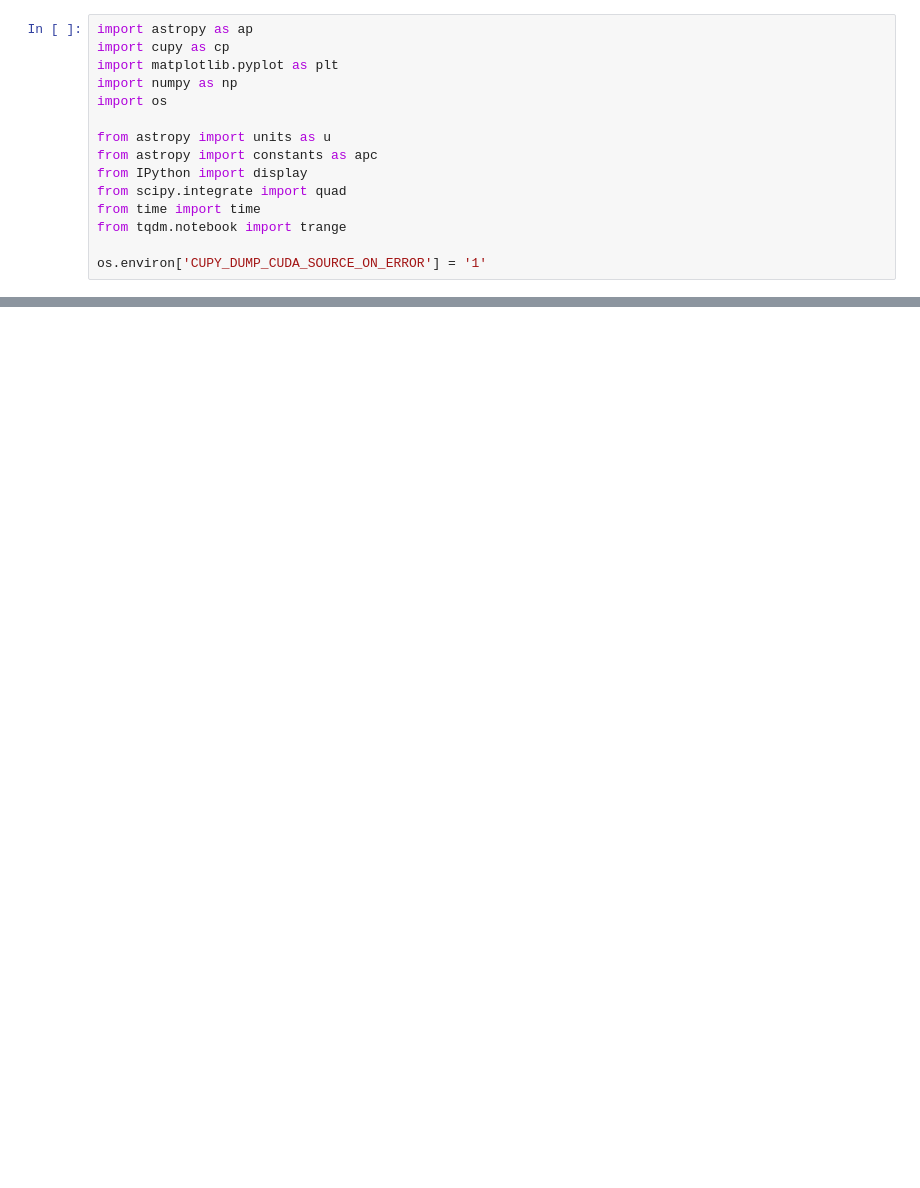
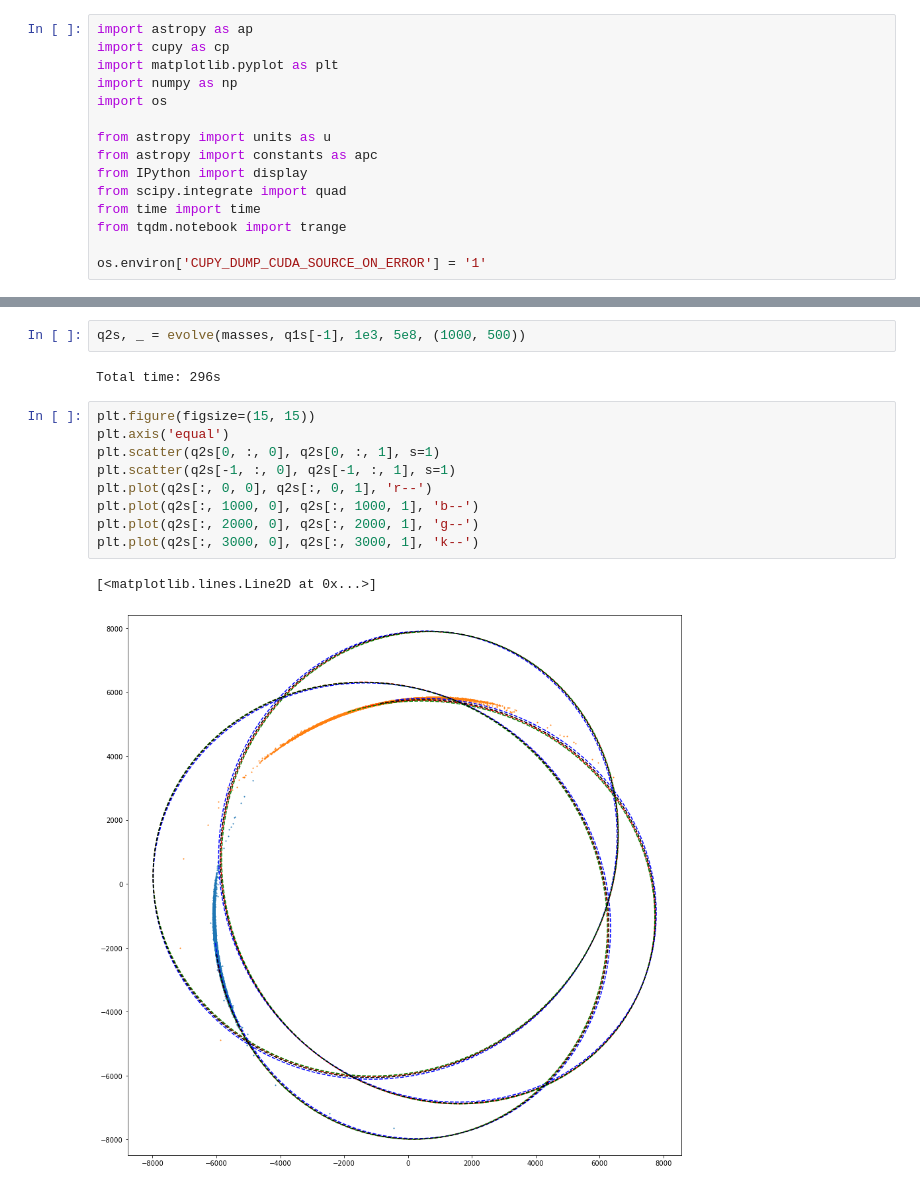
Before and after one commit to NoaVidovic/stream-nbody-simulation, a Jupyter notebook: n_body_orbit_integration.ipynb, the cells around one changed output, grey strips where cells are left out. Cells and saved outputs as stored; diff of their text form; blank space fills up the shorter version.

```diff
--- a/n_body_orbit_integration.ipynb
+++ b/n_body_orbit_integration.ipynb
@@ -423,0 +362,16 @@ plt.axhline(koupa_cdf(0.5), c='k', ls=':')
+# %%
+q2s, _ = evolve(masses, q1s[-1], 1e3, 5e8, (1000, 500))
+# %% [output]
+Total time: 296s
+# %%
+plt.figure(figsize=(15, 15))
+plt.axis('equal')
+plt.scatter(q2s[0, :, 0], q2s[0, :, 1], s=1)
+plt.scatter(q2s[-1, :, 0], q2s[-1, :, 1], s=1)
+plt.plot(q2s[:, 0, 0], q2s[:, 0, 1], 'r--')
+plt.plot(q2s[:, 1000, 0], q2s[:, 1000, 1], 'b--')
+plt.plot(q2s[:, 2000, 0], q2s[:, 2000, 1], 'g--')
+plt.plot(q2s[:, 3000, 0], q2s[:, 3000, 1], 'k--')
+# %% [output]
+[<matplotlib.lines.Line2D at 0x...>]
+[figure, added]
```
Also changed, not shown: parts of 19 cells of this notebook, 1 other file.
